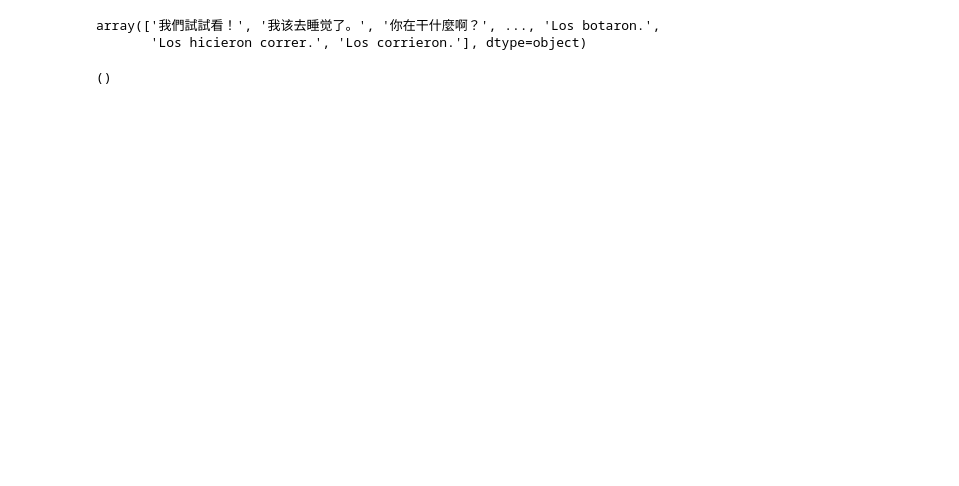
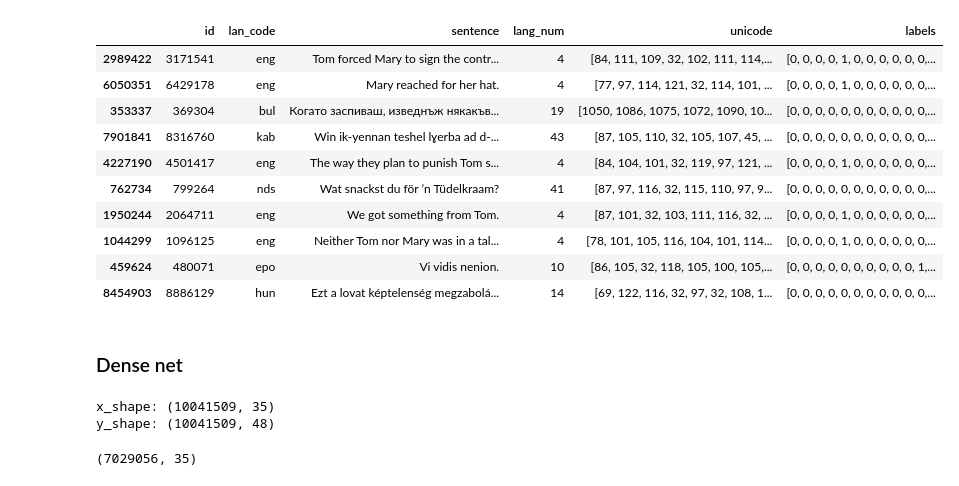
Before and after one commit to PiotrCenda/lang-detection, a Jupyter notebook: lang_detection_neural.ipynb, the cells around one changed output. Cells and saved outputs as stored; diff of their text form; code cells hidden in the pictures; blank space fills up the shorter version.

```diff
--- a/lang_detection_neural.ipynb
+++ b/lang_detection_neural.ipynb
@@ -36,0 +47,6 @@ df["lang_num"] = df["lan_code"].map(lang_to_num).astype(int)
+# %%
+mean_sentence_len = df["sentence"].str.len().mean()
+median_sentence_len = df["sentence"].str.len().median()
+
+print(f"Mean length of sentence: {mean_sentence_len}")
+print(f"Median length of sentence: {median_sentence_len}")
@@ -36,0 +56,3 @@ df["lang_num"] = df["lan_code"].map(lang_to_num).astype(int)
+# %%
+input_length = int(np.floor(max(mean_sentence_len, median_sentence_len)))
+print(f"Input length: {input_length}")
@@ -37,22 +61,20 @@ df["lang_num"] = df["lan_code"].map(lang_to_num).astype(int)
 # %%
-import numpy as np
+def sentence_to_unicode_list(sentence):
+    max_len = input_length
+    unicode_list = [ord(i) for i in sentence]
 
-def sentence_to_unicode_list(sentence):
-    max_len = 29
-    unicode_list = [ord(i) for i in sentence]
     if len(unicode_list) >= max_len:
         unicode_list = unicode_list[:max_len]
     else:
         len_diff = max_len - len(unicode_list)
         unicode_list.extend([0 for _ in range(len_diff)])
-    return np.asarray(unicode_list).astype(np.int32)
+
+    return unicode_list
 
 def set_labels(lang):
     labels = [0 for _ in range(lang_count)]
     labels[lang] = 1
-    return np.asarray(labels).astype(np.int32)
-
-lang_count = len(df['lang_num'].unique())
+    return labels
 # %%
 df['unicode'] = df['sentence'].apply(sentence_to_unicode_list)
 df['labels'] = df['lang_num'].apply(set_labels)
@@ -137,5 +80,0 @@ sentences = df['sentence'].values
-# %%
-sentences
-# %% [output]
-array(['我們試試看！', '我该去睡觉了。', '你在干什麼啊？', ..., 'Los botaron.',
-       'Los hicieron correr.', 'Los corrieron.'], dtype=object)
@@ -144,4 +80,0 @@ sentences_lang_num = df["lang_num"].values.T[0]
-# %%
-sentences_lang_num.shape
-# %% [output]
-()
@@ -149,0 +81,15 @@ del df
+# %%
+df.dropna()
+df.sample(10)
+# %% [output]
+|  | id | lan_code | sentence | lang_num | unicode | labels |
+| 2989422 | 3171541 | eng | Tom forced Mary to sign the contr... | 4 | [84, 111, 109, 32, 102, 111, 114,... | [0, 0, 0, 0, 1, 0, 0, 0, 0, 0, 0,... |
+| 6050351 | 6429178 | eng | Mary reached for her hat. | 4 | [77, 97, 114, 121, 32, 114, 101, ... | [0, 0, 0, 0, 1, 0, 0, 0, 0, 0, 0,... |
+| 353337 | 369304 | bul | Когато заспиваш, изведнъж някакъв... | 19 | [1050, 1086, 1075, 1072, 1090, 10... | [0, 0, 0, 0, 0, 0, 0, 0, 0, 0, 0,... |
+| 7901841 | 8316760 | kab | Win ik-yennan teshel lɣerba ad d-... | 43 | [87, 105, 110, 32, 105, 107, 45, ... | [0, 0, 0, 0, 0, 0, 0, 0, 0, 0, 0,... |
+| 4227190 | 4501417 | eng | The way they plan to punish Tom s... | 4 | [84, 104, 101, 32, 119, 97, 121, ... | [0, 0, 0, 0, 1, 0, 0, 0, 0, 0, 0,... |
+| 762734 | 799264 | nds | Wat snackst du för ’n Tüdelkraam? | 41 | [87, 97, 116, 32, 115, 110, 97, 9... | [0, 0, 0, 0, 0, 0, 0, 0, 0, 0, 0,... |
+| 1950244 | 2064711 | eng | We got something from Tom. | 4 | [87, 101, 32, 103, 111, 116, 32, ... | [0, 0, 0, 0, 1, 0, 0, 0, 0, 0, 0,... |
+| 1044299 | 1096125 | eng | Neither Tom nor Mary was in a tal... | 4 | [78, 101, 105, 116, 104, 101, 114... | [0, 0, 0, 0, 1, 0, 0, 0, 0, 0, 0,... |
+| 459624 | 480071 | epo | Vi vidis nenion. | 10 | [86, 105, 32, 118, 105, 100, 105,... | [0, 0, 0, 0, 0, 0, 0, 0, 0, 0, 1,... |
+| 8454903 | 8886129 | hun | Ezt a lovat képtelenség megzabolá... | 14 | [69, 122, 116, 32, 97, 32, 108, 1... | [0, 0, 0, 0, 0, 0, 0, 0, 0, 0, 0,... |
@@ -149,0 +98,11 @@ del df
+# %% [markdown]
+### Dense net
+# %%
+x = np.array(list(df_numpy[:, -2])[:-1])
+y = np.array(list(df_numpy[:, -1])[:-1])
+
+print(f"x_shape: {x.shape}")
+print(f"y_shape: {y.shape}")
+# %% [output]
+x_shape: (10041509, 35)
+y_shape: (10041509, 48)
@@ -149,0 +111,4 @@ del df
+# %%
+x_train.shape
+# %% [output]
+(7029056, 35)
```
Also changed, not shown: parts of 49 cells of this notebook, 4 other files.
